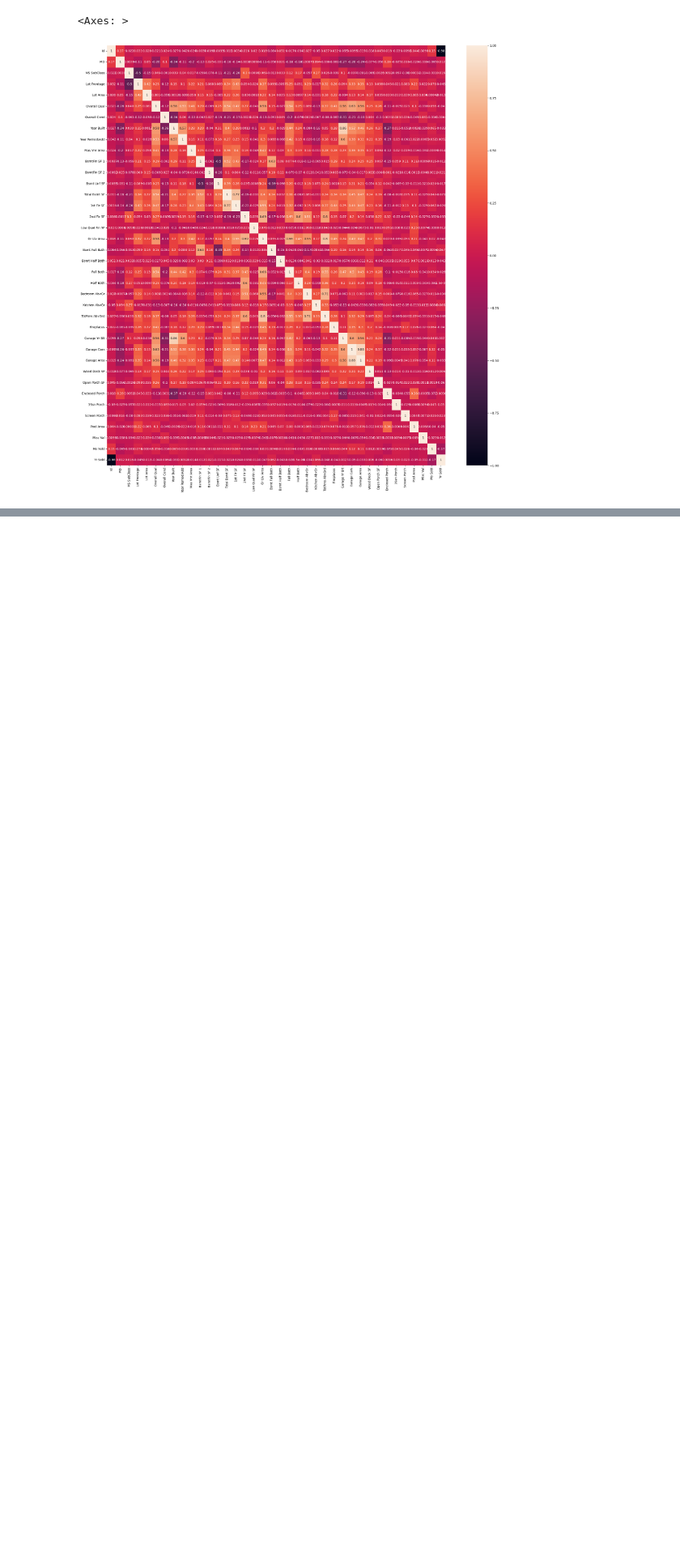
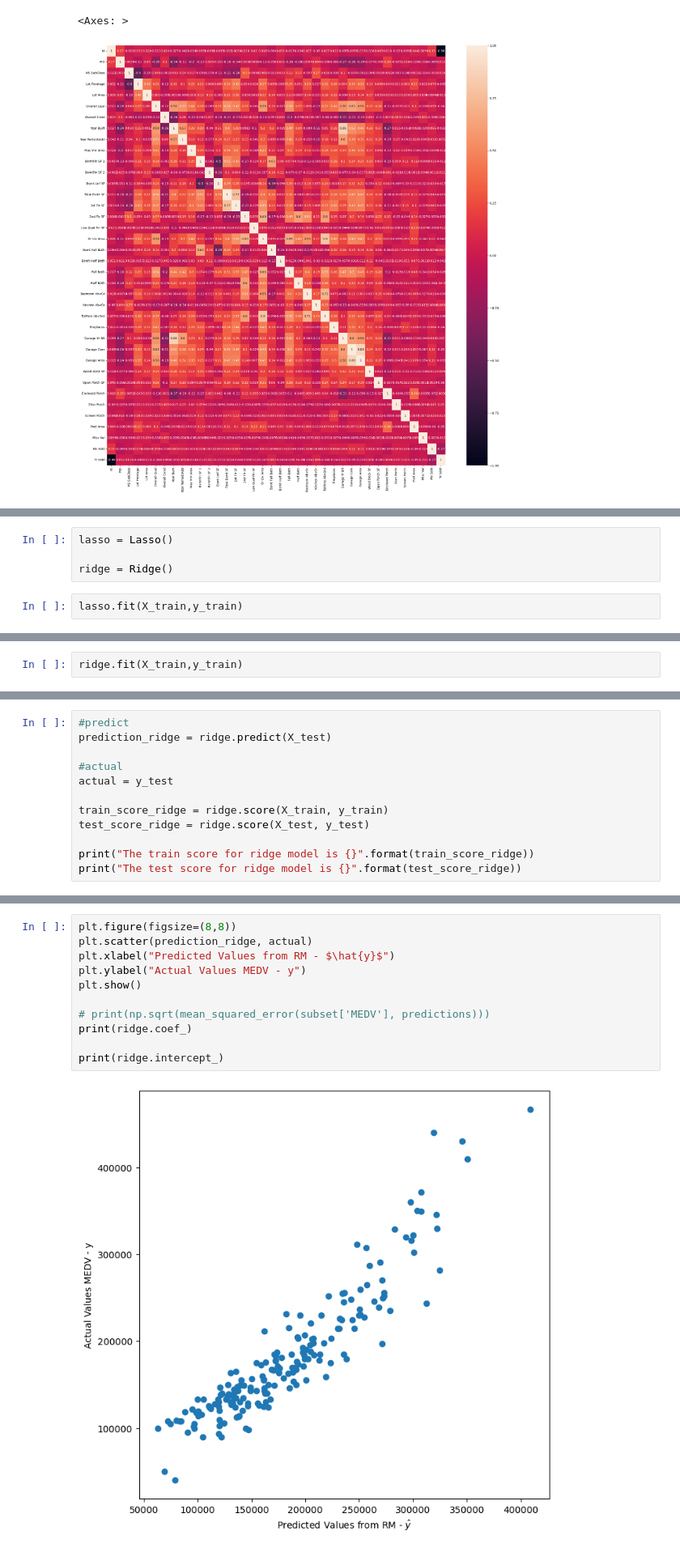
Before and after one commit to BenjaminRocco/GA_Project_2, a Jupyter notebook: KagSub1.ipynb, the cells around one changed output, grey strips where cells are left out. Shown at 81% size. Drawn from its saved outputs; the diff is of its cells as text; blank space fills up the shorter version.

```diff
--- a/KagSub1.ipynb
+++ b/KagSub1.ipynb
@@ -198,0 +265,6 @@ Name: count, dtype: int64
+# %%
+lasso = Lasso()
+
+ridge = Ridge()
+# %%
+lasso.fit(X_train,y_train)
@@ -198,0 +273,2 @@ Name: count, dtype: int64
+# %%
+ridge.fit(X_train,y_train)
@@ -198,0 +321,12 @@ Name: count, dtype: int64
+# %%
+#predict
+prediction_ridge = ridge.predict(X_test)
+
+#actual
+actual = y_test
+
+train_score_ridge = ridge.score(X_train, y_train)
+test_score_ridge = ridge.score(X_test, y_test)
+
+print("The train score for ridge model is {}".format(train_score_ridge))
+print("The test score for ridge model is {}".format(test_score_ridge))
@@ -198,0 +338,13 @@ Name: count, dtype: int64
+# %%
+plt.figure(figsize=(8,8))
+plt.scatter(prediction_ridge, actual)
+plt.xlabel("Predicted Values from RM - $\hat{y}$")
+plt.ylabel("Actual Values MEDV - y")
+plt.show()
+
+# print(np.sqrt(mean_squared_error(subset['MEDV'], predictions)))
+print(ridge.coef_)
+
+print(ridge.intercept_)
+# %% [output]
+[figure, added]
```
Also changed, not shown: parts of 41 cells of this notebook.
